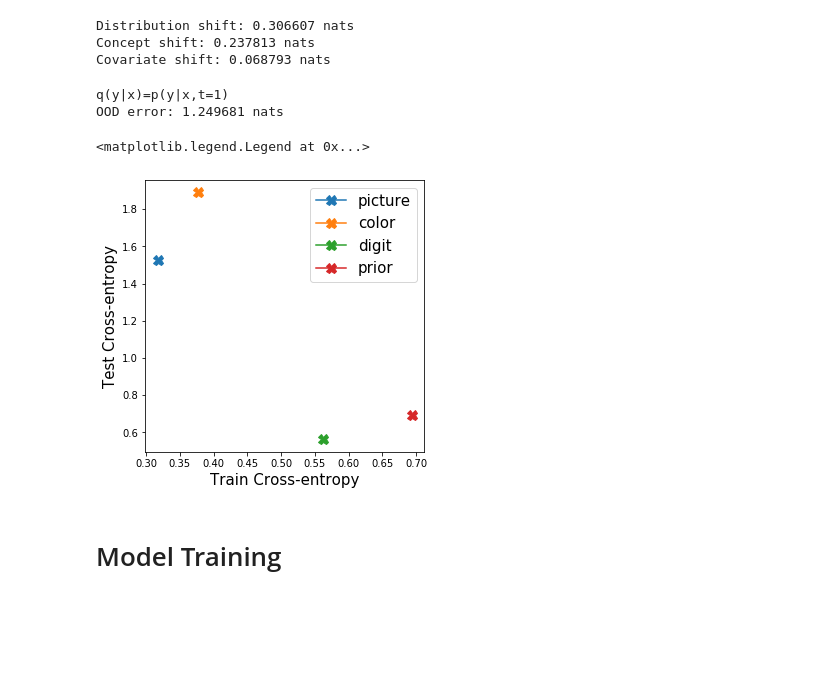
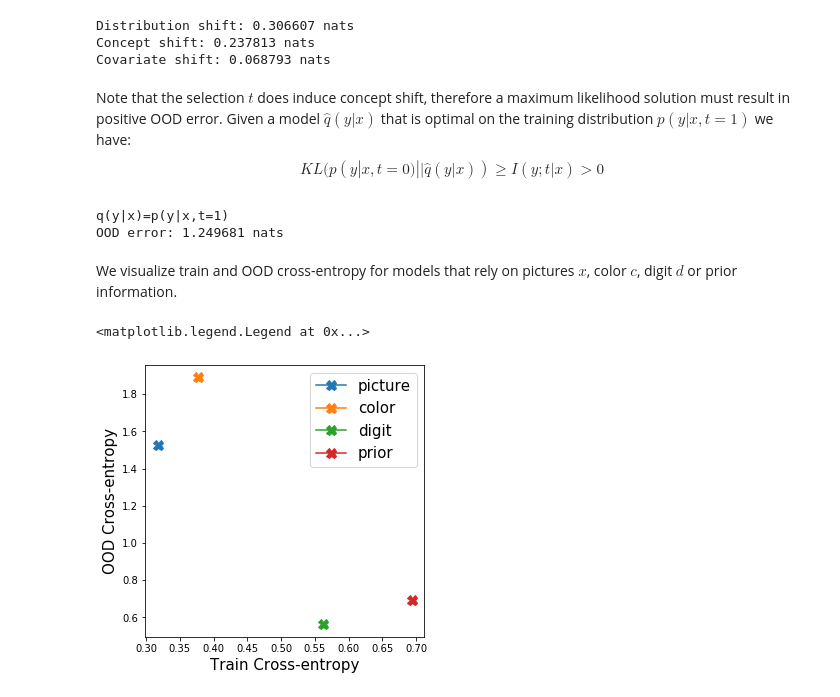
Before and after one commit to mfederici/dsit, a Jupyter notebook: visualization.ipynb, the cells around one changed output. Drawn from its saved outputs; the diff is of its cells as text; code cells hidden in the pictures; blank space fills up the shorter version.

Commit message:
Updated visualizations

```diff
--- a/visualization.ipynb
+++ b/visualization.ipynb
@@ -47,6 +57,10 @@ print('Covariate shift: %f nats' %(dist.compute('I(x;t)')))
 Distribution shift: 0.306607 nats
 Concept shift: 0.237813 nats
 Covariate shift: 0.068793 nats
+# %% [markdown]
+Note that the selection $t$ does induce concept shift, therefore a maximum likelihood solution must result in positive OOD error.
+Given a model $\hat q(y|x)$ that is optimal on the training distribution $p(y|x,t=1)$ we have:
+$$ KL(p(y|x,t=0)||\hat q(y|x))\ge I(y;t|x) > 0 $$
 # %%
 # Consider a model q(y|x) that matches the train distribution p(y|x,t=1)
 q_y_x = train_dist.conditional('y','x')
@@ -58,28 +72,28 @@ print('OOD error: %f nats' % ood_error)
 # %% [output]
 q(y|x)=p(y|x,t=1)
 OOD error: 1.249681 nats
+# %% [markdown]
+We visualize train and OOD cross-entropy for models that rely on pictures $x$, color $c$, digit $d$ or prior information.
 # %%
 # compute and plot train and OOD cross-entropy for models that use picures 'x', color 'c', digit 'd'
 def plot_default():
     f, ax = plt.subplots(1,1,figsize=(5,5))
     for variable, label in [('x','picture'),('c','color'),('d','digit')]:
         train_ce = compute_ce(train_dist, train_dist.conditional('y', variable))
         ood_ce = compute_ce(test_dist, train_dist.conditional('y', variable))
         ax.plot(train_ce, ood_ce, marker='X', markersize=10, label=label)
 
 
     # and prior information
     train_ce = compute_ce(train_dist, train_dist.marginal('y'))
     ood_ce = compute_ce(test_dist, train_dist.marginal('y'))
     ax.plot(train_ce, ood_ce, marker='X', markersize=10, label='prior')
 
     ax.set_xlabel('Train Cross-entropy', fontsize=15)
-    ax.set_ylabel('Test Cross-entropy', fontsize=15);
+    ax.set_ylabel('OOD Cross-entropy', fontsize=15);
 
 plot_default()
 plt.legend(fontsize=15)
 # %% [output]
 <matplotlib.legend.Legend at 0x...>
-[figure, old version]
+[figure, new version]
-# %% [markdown]
-# Model Training
```
Also changed, not shown: parts of 34 cells of this notebook.
